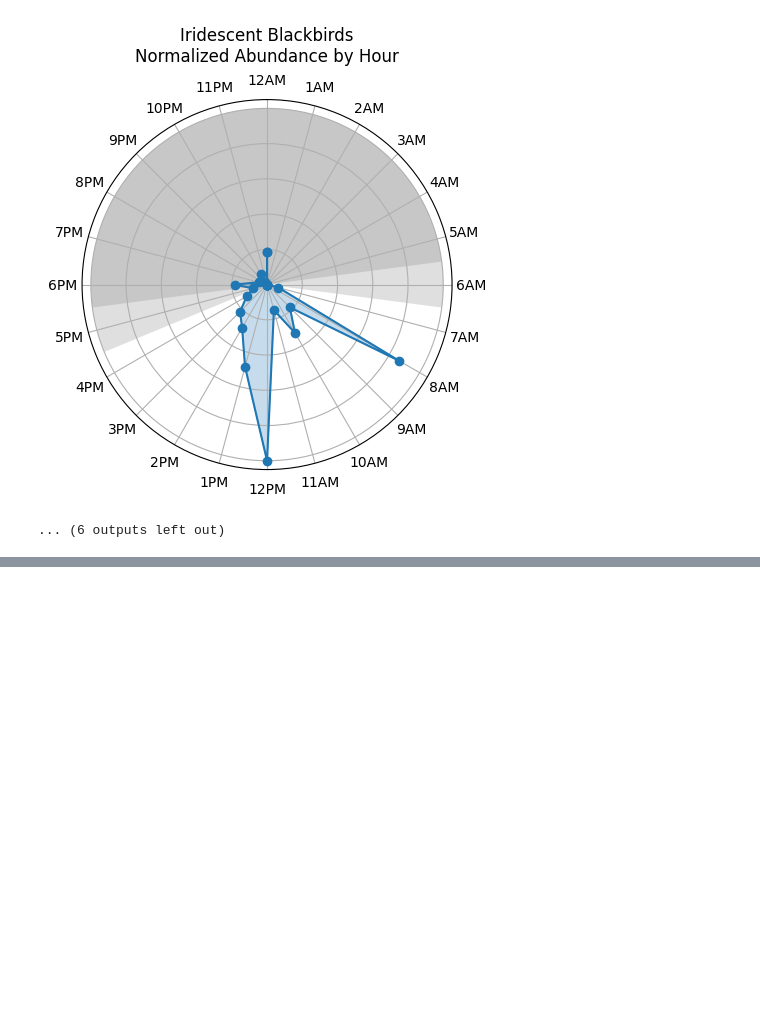
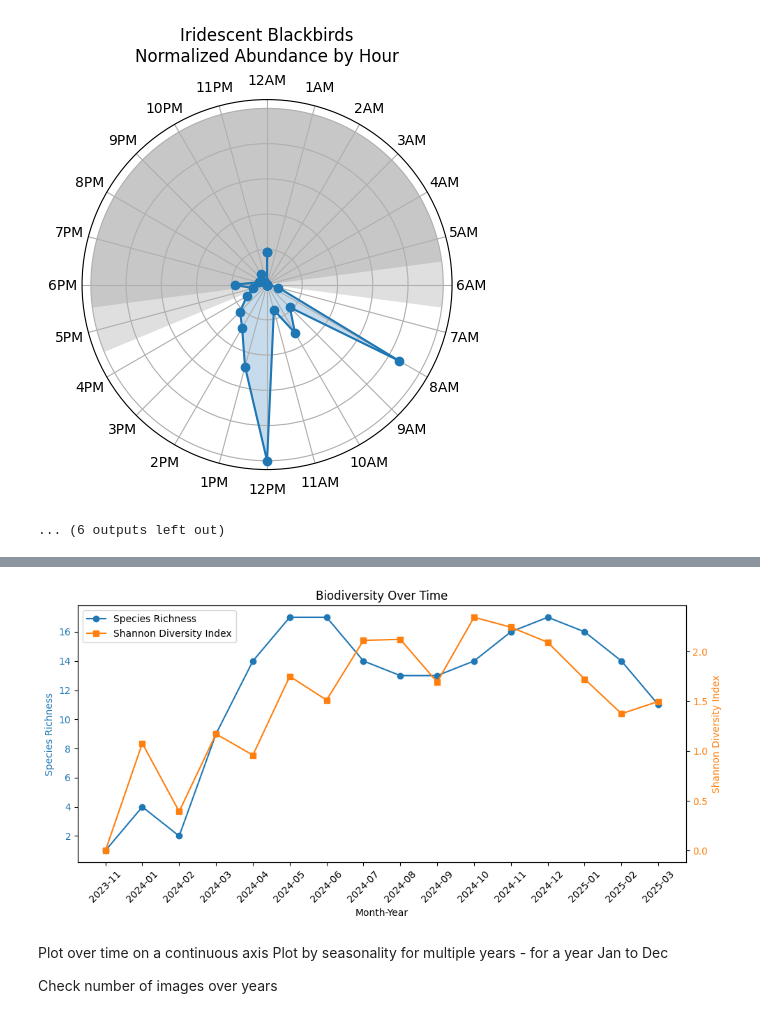
Before and after one commit to morescode-pm/mongo-ur-utils, a Jupyter notebook: ai_results/classifications/media_predictions.ipynb, the cells around one changed output, grey strips where cells are left out. Drawn from its saved outputs; the diff is of its cells as text; code cells hidden in the pictures; blank space fills up the shorter version.

```diff
--- a/ai_results/classifications/media_predictions.ipynb
+++ b/ai_results/classifications/media_predictions.ipynb
@@ -51,7 +51,7 @@ media_preds.head()
 | 4 | 00bb8837f97b2266fcf1a6cebc90db40 | Branta_canadensis | Canada Goose | 0.8593 | https://urbanriverrangers.s3.amaz... | 66e5dee8f8e217337ca907a5 | 2024-05-05T21:46:50Z |
 # %%
 # Ensure timestamp is datetime and hour is extracted
-media_preds.loc[:, 'timestamp'] = pd.to_datetime(media_preds['timestamp'])
+media_preds['timestamp'] = pd.to_datetime(media_preds['timestamp'], errors='coerce')
 media_preds.loc[:, 'hour'] = media_preds['timestamp'].dt.hour
 
 # Group by species and hour, count occurrences
@@ -178,0 +220,66 @@ for species in species_list:
+# %%
+# Exclude "Blank" species
+biodiv_df = media_preds[media_preds['common_name'] != 'Blank'].copy()
+
+# Ensure Datetime
+biodiv_df['timestamp'] = pd.to_datetime(biodiv_df['timestamp'], errors='coerce')
+biodiv_df['month_year'] = biodiv_df['timestamp'].dt.to_period('M')
+
+# Group by month-year and species
+species_counts = biodiv_df.groupby(['month_year', 'common_name']).size().reset_index(name='count')
+
+def shannon(counts):
+    proportions = counts / counts.sum()
+    return -np.sum(proportions * np.log(proportions + 1e-9))
+
+# Aggregate biodiversity stats
+biodiv_stats = (
+    species_counts.groupby('month_year')
+    .agg(
+        richness=('common_name', 'nunique'),
+        shannon_index=('count', shannon)
+    )
+    .reset_index()
+)
+
+# Filter start date
+biodiv_stats = biodiv_stats[
+    (biodiv_stats['month_year'] >= '2023-11') &
+    (biodiv_stats['month_year'] <= '2025-06')
+    ]
+
+# Setup plot
+fig, ax1 = plt.subplots(figsize=(10, 5))
+
+x_labels = biodiv_stats['month_year'].astype(str)
+x_ticks = np.arange(len(x_labels))
+
+# Left Y-axis: Species Richness
+ax1.plot(x_ticks, biodiv_stats['richness'], marker='o', label='Species Richness', color='tab:blue')
+ax1.set_ylabel('Species Richness', color='tab:blue')
+ax1.tick_params(axis='y', labelcolor='tab:blue')
+ax1.set_xlabel('Month-Year')
+ax1.set_xticks(x_ticks)
+ax1.set_xticklabels(x_labels, rotation=45)
+
+# Right Y-axis: Shannon Index
+ax2 = ax1.twinx()
+ax2.plot(x_ticks, biodiv_stats['shannon_index'], marker='s', label='Shannon Diversity Index', color='tab:orange')
+ax2.set_ylabel('Shannon Diversity Index', color='tab:orange')
+ax2.tick_params(axis='y', labelcolor='tab:orange')
+
+# Combine legends
+lines1, labels1 = ax1.get_legend_handles_labels()
+lines2, labels2 = ax2.get_legend_handles_labels()
+ax1.legend(lines1 + lines2, labels1 + labels2, loc='upper left')
+
+plt.title('Biodiversity Over Time')
+plt.tight_layout()
+plt.show()
+# %% [output]
+[figure, added]
+# %% [markdown]
+Plot over time on a continuous axis
+Plot by seasonality for multiple years - for a year Jan to Dec
+
+Check number of images over years
```
Also changed, not shown: parts of 5 cells of this notebook, 6 other files.
